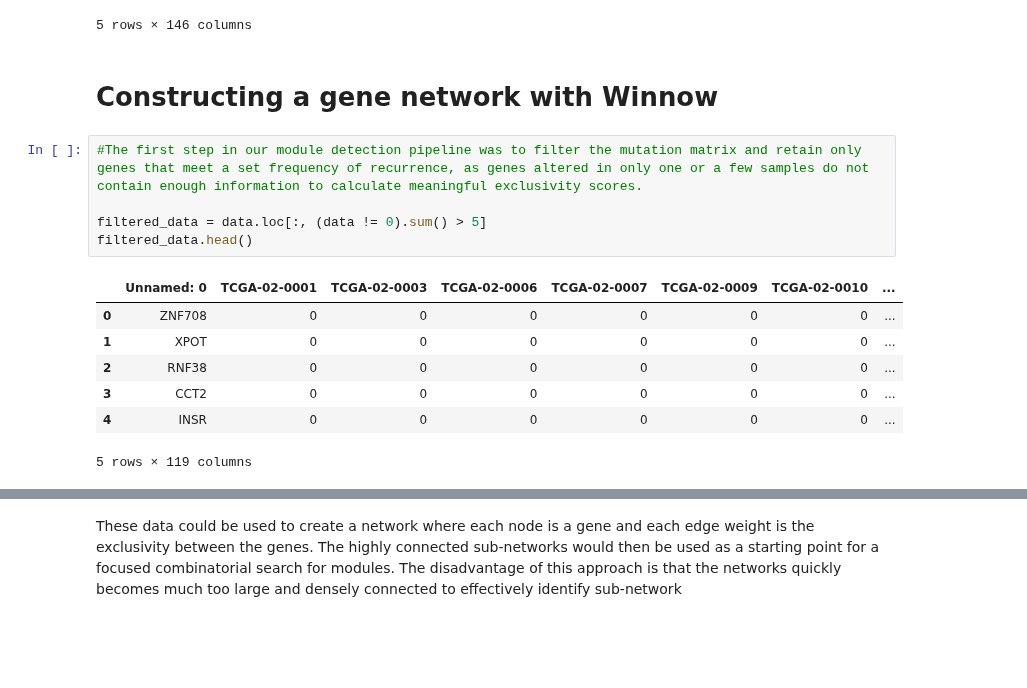
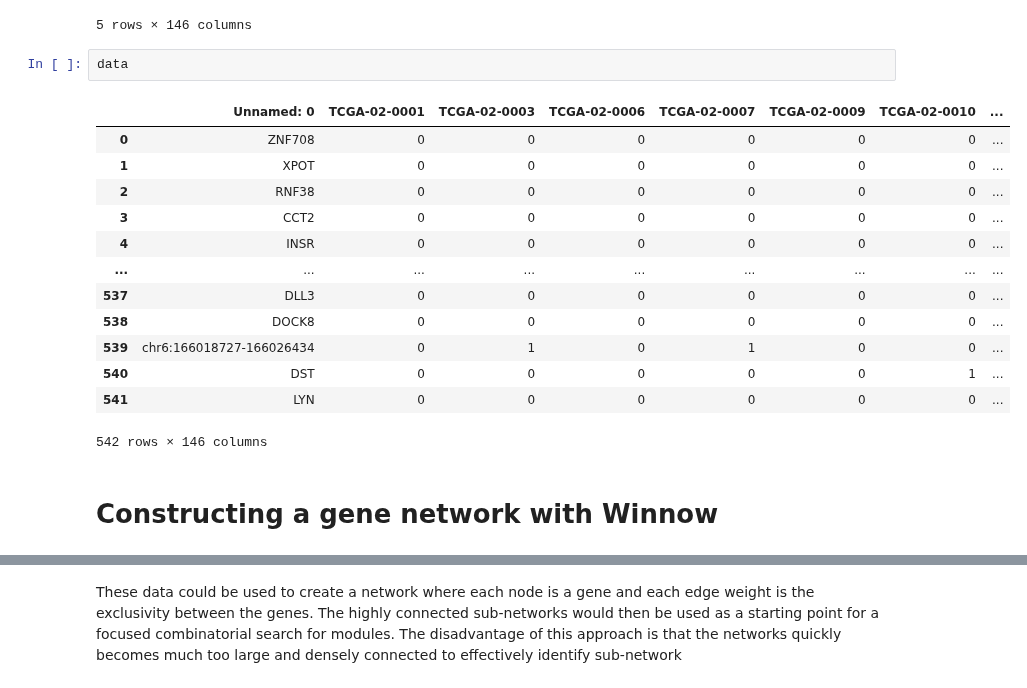
Before and after one commit to ValeRT24/Proyecto-Genomica-Computacional, a Jupyter notebook: proyecto.ipynb, the cells around one changed output, grey strips where cells are left out. Drawn from its saved outputs; the diff is of its cells as text; blank space fills up the shorter version.

```diff
--- a/proyecto.ipynb
+++ b/proyecto.ipynb
@@ -46,18 +50,21 @@ data.head()
 | 3 | CCT2 | 0 | 0 | 0 | 0 | 0 | 0 | ... |
 | 4 | INSR | 0 | 0 | 0 | 0 | 0 | 0 | ... |
 5 rows × 146 columns
+# %%
+data
+# %% [output]
+|  | Unnamed: 0 | TCGA-02-0001 | TCGA-02-0003 | TCGA-02-0006 | TCGA-02-0007 | TCGA-02-0009 | TCGA-02-0010 | ... |
+| 0 | ZNF708 | 0 | 0 | 0 | 0 | 0 | 0 | ... |
+| 1 | XPOT | 0 | 0 | 0 | 0 | 0 | 0 | ... |
+| 2 | RNF38 | 0 | 0 | 0 | 0 | 0 | 0 | ... |
+| 3 | CCT2 | 0 | 0 | 0 | 0 | 0 | 0 | ... |
+| 4 | INSR | 0 | 0 | 0 | 0 | 0 | 0 | ... |
+| ... | ... | ... | ... | ... | ... | ... | ... | ... |
+| 537 | DLL3 | 0 | 0 | 0 | 0 | 0 | 0 | ... |
+| 538 | DOCK8 | 0 | 0 | 0 | 0 | 0 | 0 | ... |
+| 539 | chr6:166018727-166026434 | 0 | 1 | 0 | 1 | 0 | 0 | ... |
+| 540 | DST | 0 | 0 | 0 | 0 | 0 | 1 | ... |
+| 541 | LYN | 0 | 0 | 0 | 0 | 0 | 0 | ... |
+542 rows × 146 columns
 # %% [markdown]
 # Constructing a gene network with Winnow
-# %%
-#The first step in our module detection pipeline was to filter the mutation matrix and retain only genes that meet a set frequency of recurrence, as genes altered in only one or a few samples do not contain enough information to calculate meaningful exclusivity scores.
-
-filtered_data = data.loc[:, (data != 0).sum() > 5]
-filtered_data.head()
-# %% [output]
-|  | Unnamed: 0 | TCGA-02-0001 | TCGA-02-0003 | TCGA-02-0006 | TCGA-02-0007 | TCGA-02-0009 | TCGA-02-0010 | ... |
-| 0 | ZNF708 | 0 | 0 | 0 | 0 | 0 | 0 | ... |
-| 1 | XPOT | 0 | 0 | 0 | 0 | 0 | 0 | ... |
-| 2 | RNF38 | 0 | 0 | 0 | 0 | 0 | 0 | ... |
-| 3 | CCT2 | 0 | 0 | 0 | 0 | 0 | 0 | ... |
-| 4 | INSR | 0 | 0 | 0 | 0 | 0 | 0 | ... |
-5 rows × 119 columns
```
Also changed, not shown: parts of 14 cells of this notebook, 1 other file.
